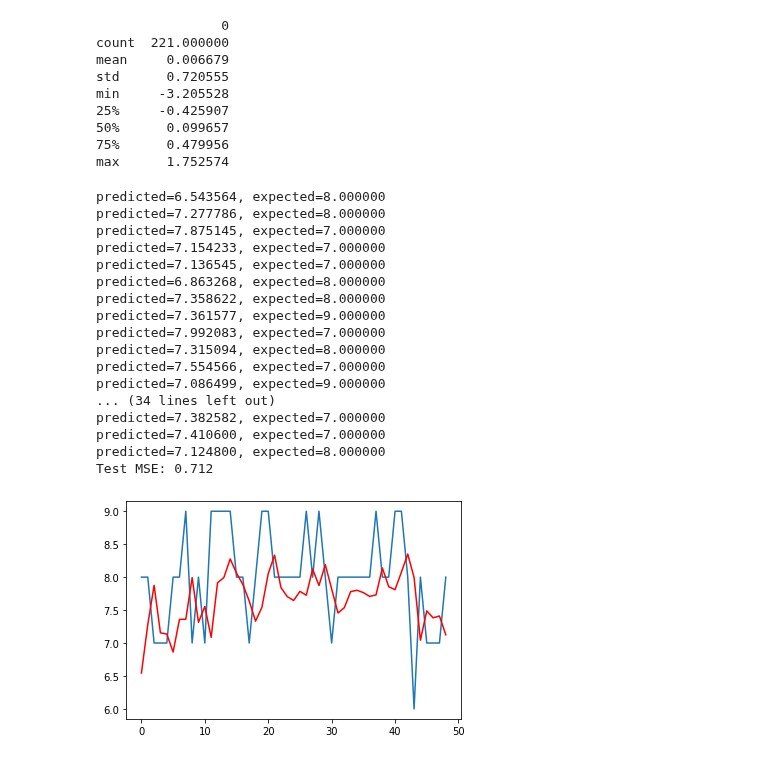
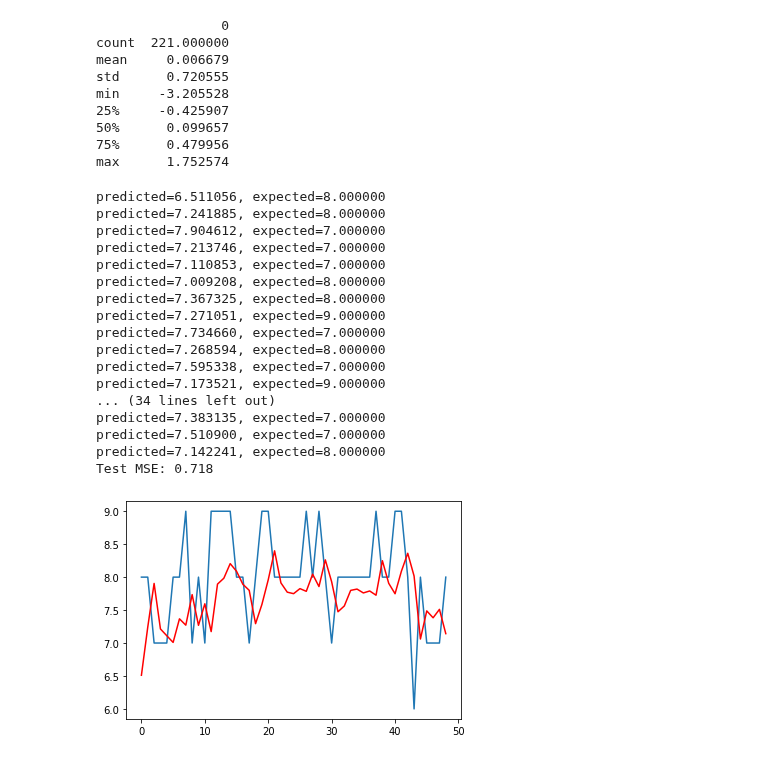
Before and after one commit to guybrush1989/DMT-Group80, a Jupyter notebook: ARIMA.ipynb, the cells around one changed output. Saved outputs shown, nothing was run; the diff lists cells and outputs as text; code cells hidden in the pictures.

```diff
--- a/ARIMA.ipynb
+++ b/ARIMA.ipynb
@@ -199,43 +199,43 @@ max      1.752574
 # %%
 from sklearn.metrics import mean_squared_error
 from statsmodels.tsa.arima_model import ARIMA
 
 size = int(len(moods) * 0.80)
 
 train, test = moods[0:size], moods[size:len(moods)]
 history = [x for x in train]
 predictions = list()
 for t in range(len(test)):
-    model = ARIMA(history, order=(9, 0, 0))
+    model = ARIMA(history, order=(10, 0, 0))
     model_fit = model.fit(disp=0)
     output = model_fit.forecast()
     yhat = output[0]
     predictions.append(yhat)
     obs = test[t]
     history.append(obs)
     print('predicted=%f, expected=%f' % (yhat, obs))
 error = mean_squared_error(test, predictions)
 print('Test MSE: %.3f' % error)
 # plot
 plt.plot(test)
 plt.plot(predictions, color='red')
 plt.show()
 # %% [output]
-predicted=6.543564, expected=8.000000
-predicted=7.277786, expected=8.000000
-predicted=7.875145, expected=7.000000
-predicted=7.154233, expected=7.000000
-predicted=7.136545, expected=7.000000
-predicted=6.863268, expected=8.000000
-predicted=7.358622, expected=8.000000
-predicted=7.361577, expected=9.000000
-predicted=7.992083, expected=7.000000
-predicted=7.315094, expected=8.000000
-predicted=7.554566, expected=7.000000
-predicted=7.086499, expected=9.000000
+predicted=6.511056, expected=8.000000
+predicted=7.241885, expected=8.000000
+predicted=7.904612, expected=7.000000
+predicted=7.213746, expected=7.000000
+predicted=7.110853, expected=7.000000
+predicted=7.009208, expected=8.000000
+predicted=7.367325, expected=8.000000
+predicted=7.271051, expected=9.000000
+predicted=7.734660, expected=7.000000
+predicted=7.268594, expected=8.000000
+predicted=7.595338, expected=7.000000
+predicted=7.173521, expected=9.000000
 ... (34 lines left out)
-predicted=7.382582, expected=7.000000
-predicted=7.410600, expected=7.000000
-predicted=7.124800, expected=8.000000
-Test MSE: 0.712
+predicted=7.383135, expected=7.000000
+predicted=7.510900, expected=7.000000
+predicted=7.142241, expected=8.000000
+Test MSE: 0.718
-[figure, old version]
+[figure, new version]
```
Also changed, not shown: parts of 1 cell of this notebook.
